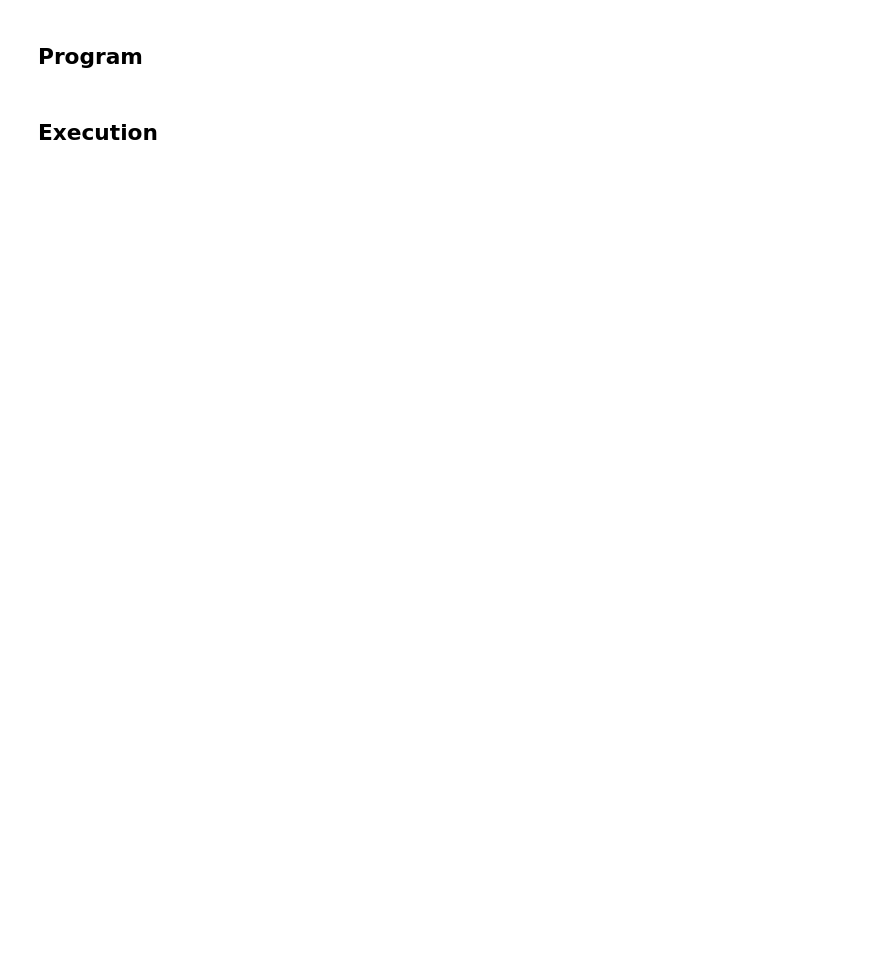
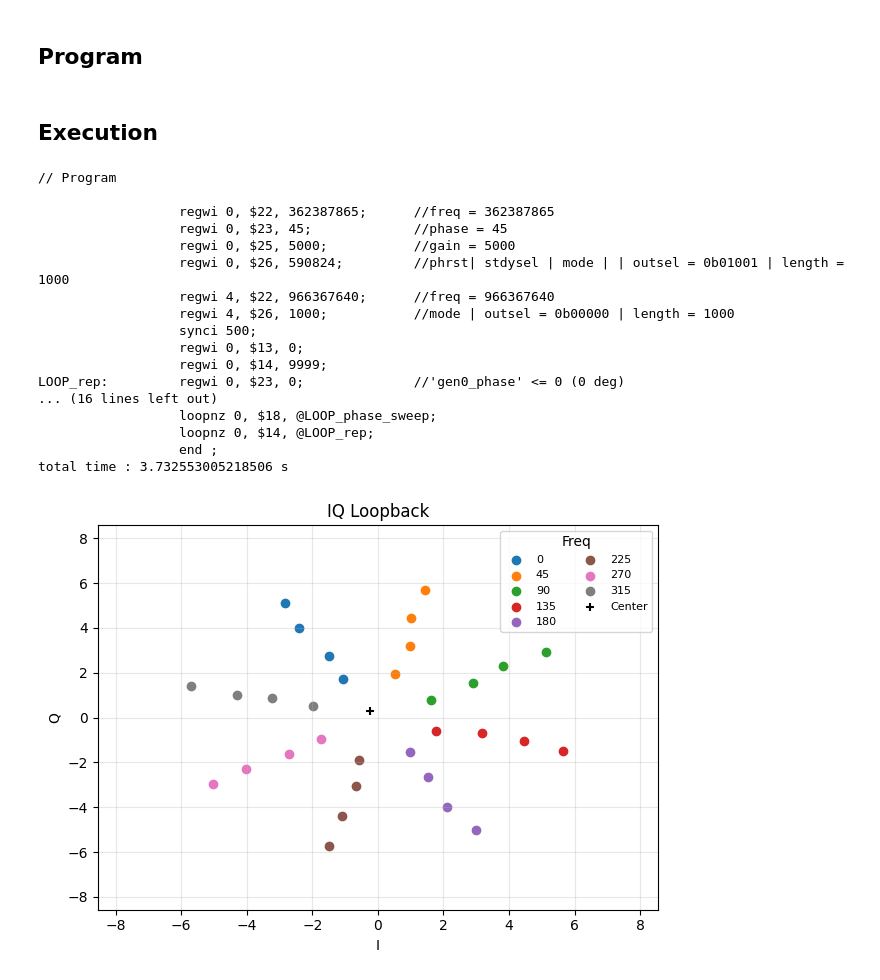
Before and after one commit to alexist2623/QSTL_Example_Codes, a Jupyter notebook: QICK/Basis/IQ_LoopBack.ipynb, the cells around one changed output. Cells and saved outputs as stored; diff of their text form; code cells hidden in the pictures; blank space fills up the shorter version.

```diff
--- a/QICK/Basis/IQ_LoopBack.ipynb
+++ b/QICK/Basis/IQ_LoopBack.ipynb
@@ -117,32 +121,55 @@ prog = IQ_LoopBackTest(
     soccfg,
     {
         "reps" : 10000,
         "expts" : 1,
         "pulse_length" : 1000,
     }
 )
+start_time = time.time()
 expt_pts, avg_di, avg_dq = prog.acquire(soc, progress=True, start_src = "internal")
+end_time = time.time()
+
+total_time = end_time - start_time
+print(prog)
+print(f"total time : {total_time} s")
 
 c_x = 0
 c_y = 0
 
 plt.figure()
 for j, phase in enumerate(expt_pts[1]):
     plt.scatter(avg_di[0][0][j], avg_dq[0][0][j], label=f"{int(phase)}")
     c_x = c_x + np.sum(avg_di[0][0][j])
     c_y = c_y + np.sum(avg_dq[0][0][j])
 plt.scatter(c_x,c_y, label="Center", color='k', marker='+')
-# for j, phase in enumerate(expt_pts[0]):
-#     plt.scatter(avg_di[0][0][j], avg_dq[0][0][j])
 plt.title("IQ Loopback")
 plt.xlabel("I")
 plt.ylabel("Q")
 xmax = np.max(np.abs(avg_di[0][0]))
 ymax = np.max(np.abs(avg_dq[0][0]))
 
 plt.xlim([-xmax * 1.5, xmax * 1.5])
 plt.ylim([-ymax * 1.5, ymax * 1.5])
 plt.grid(True, alpha=0.3)
 plt.legend(title="Freq", ncol=2, fontsize=8)
 plt.tight_layout()
 plt.show()
+# %% [output]
+// Program
+
+                  regwi 0, $22, 362387865;      //freq = 362387865
+                  regwi 0, $23, 45;             //phase = 45
+                  regwi 0, $25, 5000;           //gain = 5000
+                  regwi 0, $26, 590824;         //phrst| stdysel | mode | | outsel = 0b01001 | length = 1000
+                  regwi 4, $22, 966367640;      //freq = 966367640
+                  regwi 4, $26, 1000;           //mode | outsel = 0b00000 | length = 1000
+                  synci 500;
+                  regwi 0, $13, 0;
+                  regwi 0, $14, 9999;
+LOOP_rep:         regwi 0, $23, 0;              //'gen0_phase' <= 0 (0 deg)
+... (16 lines left out)
+                  loopnz 0, $18, @LOOP_phase_sweep;
+                  loopnz 0, $14, @LOOP_rep;
+                  end ;
+total time : 3.732553005218506 s
+[figure, added]
```
Also changed, not shown: parts of 1 cell of this notebook, 6 other files.
